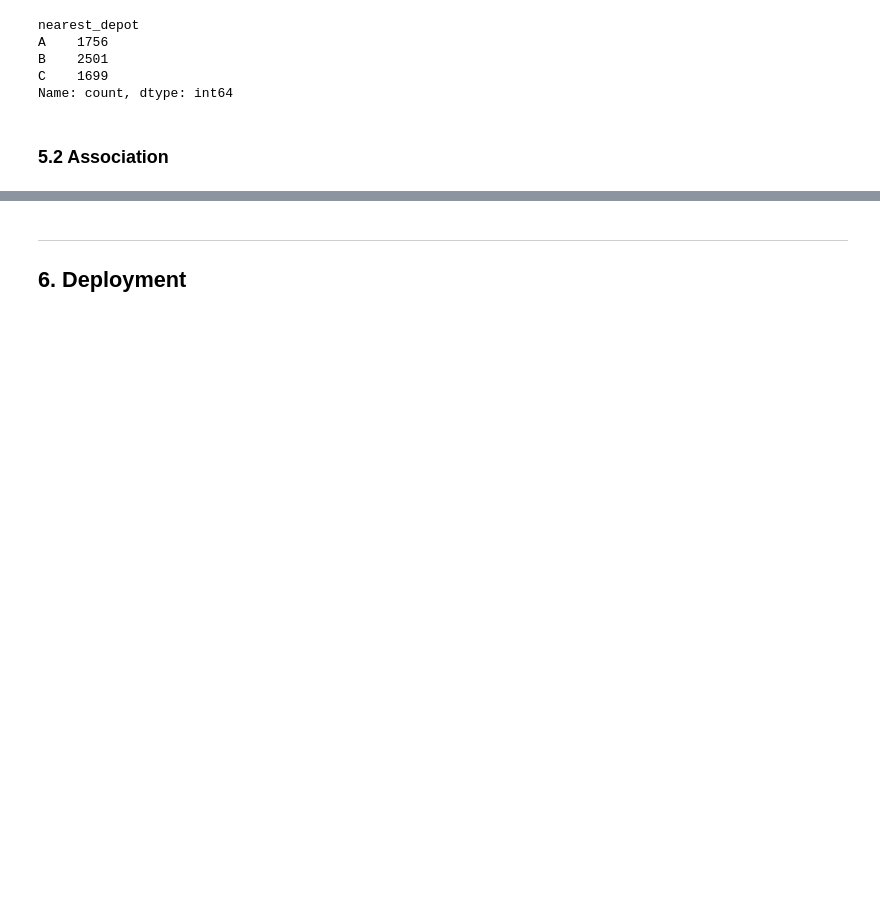
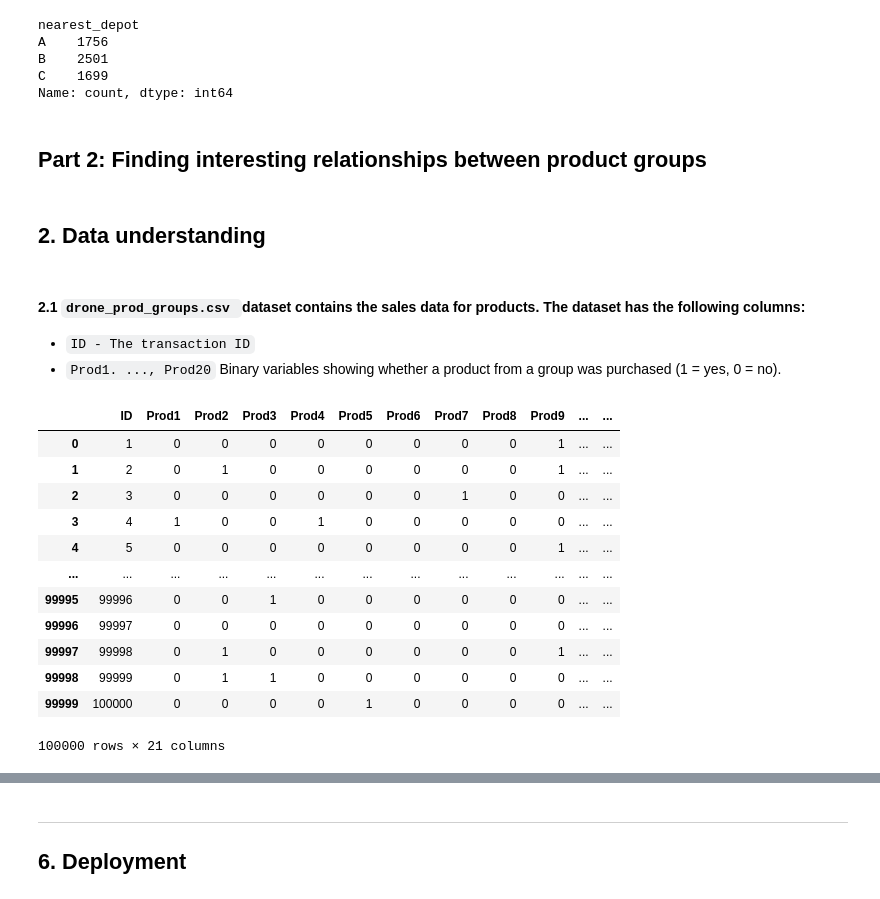
Before and after one commit to TonyKarlin/Data_Handling_and_ML_Group_Assignments, a Jupyter notebook: Clustering and Association rule mining/05-clustering-&-association-rule-mining.ipynb, the cells around one changed output, grey strips where cells are left out. Cells and saved outputs as stored; diff of their text form; code cells hidden in the pictures; blank space fills up the shorter version.

Commit message:
05.assignment added part 2

```diff
--- a/Clustering and Association rule mining/05-clustering-&-association-rule-mining.ipynb
+++ b/Clustering and Association rule mining/05-clustering-&-association-rule-mining.ipynb
@@ -208,5 +210,28 @@ A    1756
 B    2501
 C    1699
 Name: count, dtype: int64
+# %% [markdown]
+## Part 2: Finding interesting relationships between product groups
+# %% [markdown]
+## 2. Data understanding
 # %% [markdown]
-### 5.2 Association
+#### 2.1 ``drone_prod_groups.csv ``dataset contains the sales data for products. The dataset has the following columns:
+- ``ID - The transaction ID``
+- ``Prod1. ..., Prod20`` Binary variables showing whether a product from a group was purchased (1 = yes, 0 = no).
+# %%
+drone_prod_group = pd.read_csv('../datasets/drone_prod_groups.csv')
+drone_prod_group
+# %% [output]
+|  | ID | Prod1 | Prod2 | Prod3 | Prod4 | Prod5 | Prod6 | Prod7 | Prod8 | Prod9 | ... | ... |
+| 0 | 1 | 0 | 0 | 0 | 0 | 0 | 0 | 0 | 0 | 1 | ... | ... |
+| 1 | 2 | 0 | 1 | 0 | 0 | 0 | 0 | 0 | 0 | 1 | ... | ... |
+| 2 | 3 | 0 | 0 | 0 | 0 | 0 | 0 | 1 | 0 | 0 | ... | ... |
+| 3 | 4 | 1 | 0 | 0 | 1 | 0 | 0 | 0 | 0 | 0 | ... | ... |
+| 4 | 5 | 0 | 0 | 0 | 0 | 0 | 0 | 0 | 0 | 1 | ... | ... |
+| ... | ... | ... | ... | ... | ... | ... | ... | ... | ... | ... | ... | ... |
+| 99995 | 99996 | 0 | 0 | 1 | 0 | 0 | 0 | 0 | 0 | 0 | ... | ... |
+| 99996 | 99997 | 0 | 0 | 0 | 0 | 0 | 0 | 0 | 0 | 0 | ... | ... |
+| 99997 | 99998 | 0 | 1 | 0 | 0 | 0 | 0 | 0 | 0 | 1 | ... | ... |
+| 99998 | 99999 | 0 | 1 | 1 | 0 | 0 | 0 | 0 | 0 | 0 | ... | ... |
+| 99999 | 100000 | 0 | 0 | 0 | 0 | 1 | 0 | 0 | 0 | 0 | ... | ... |
+100000 rows × 21 columns
```
Also changed, not shown: parts of 10 cells of this notebook.
